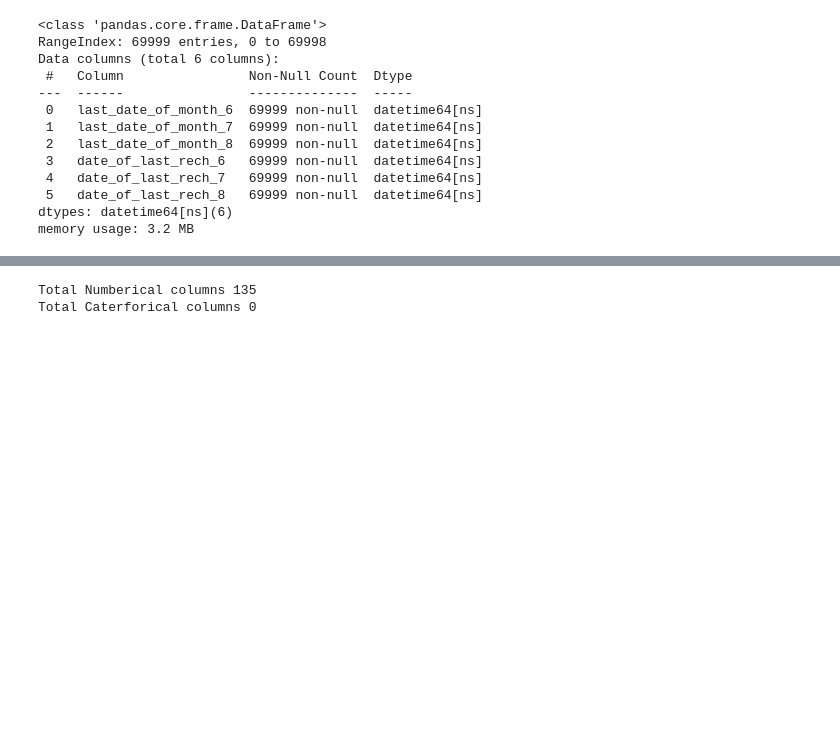
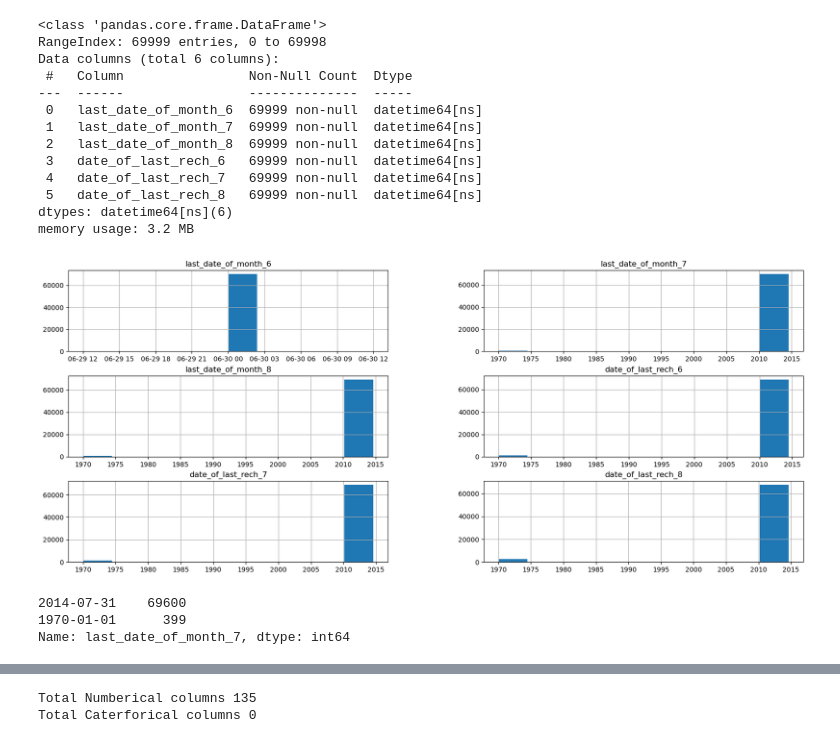
Before and after one commit to hargurjeet/Telecom-Churn-Prediction, a Jupyter notebook: telecom-churn-predictions.ipynb, the cells around one changed output, grey strips where cells are left out. Cells and saved outputs as stored; diff of their text form; code cells hidden in the pictures; blank space fills up the shorter version.

Commit message:
Kaggle Notebook | Telecom Churn Predictions | Version 7 | Fixing date columns in progress

```diff
--- a/telecom-churn-predictions.ipynb
+++ b/telecom-churn-predictions.ipynb
@@ -231,3 +231,13 @@ Data columns (total 6 columns):
  5   date_of_last_rech_8   69999 non-null  datetime64[ns]
 dtypes: datetime64[ns](6)
 memory usage: 3.2 MB
+# %%
+tc_train[date_cols].hist(figsize=(20,8));
+# %% [output]
+[figure, added]
+# %%
+tc_train[date_cols].last_date_of_month_7.value_counts()
+# %% [output]
+2014-07-31    69600
+1970-01-01      399
+Name: last_date_of_month_7, dtype: int64
```
Also changed, not shown: parts of 5 cells of this notebook.
